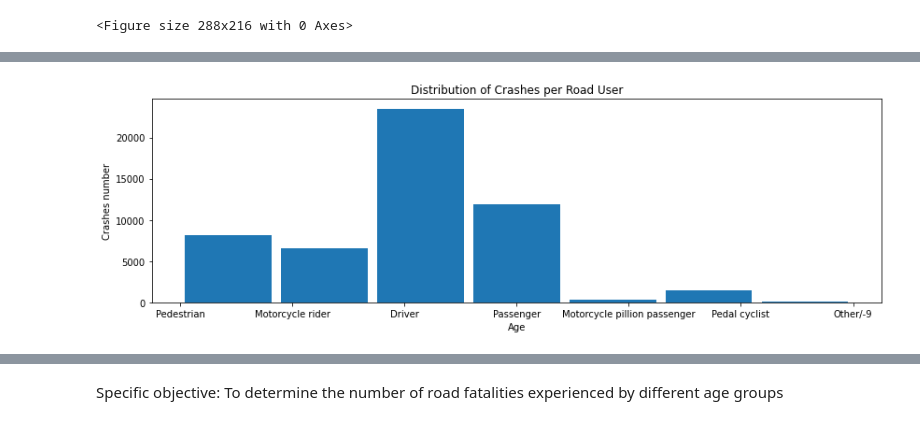
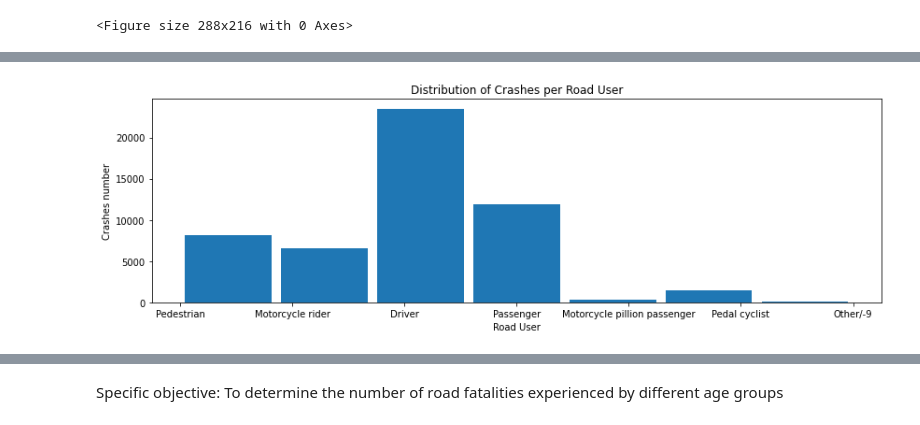
Before and after one commit to andrew-wairegi-school/matrix-project-core-module-1, a Jupyter notebook: Week_5_Matrix_team_Project.ipynb, the cells around one changed output, grey strips where cells are left out. Saved outputs shown, nothing was run; the diff lists cells and outputs as text; code cells hidden in the pictures.

```diff
--- a/Week_5_Matrix_team_Project.ipynb
+++ b/Week_5_Matrix_team_Project.ipynb
@@ -38,6 +40,5 @@ import matplotlib.pyplot as plt
 # %%
-# Loading the data
-df = pd.read_csv('/content/Crash_Data.csv')
+df = pd.read_csv('Crash_Data.csv')
 # %% [markdown]
 ## 3. Checking the Data
 # %%
@@ -279,9 +277,11 @@ Name: Road User, dtype: int64
 # %%
+#creating a histogram for number of crashes for different road users
 plt.figure(figsize=(14, 4))
 plt.hist(df["Road User"], bins=7, histtype='bar', rwidth=0.9)
-plt.xlabel('Age')
+plt.xlabel('Road User')
 plt.ylabel('Crashes number')
 plt.title('Distribution of Crashes per Road User')
 plt.show()
+#The drivers were the leading victims of fatalities with 23,505 and the others who were not specified with 70
 # %% [output]
-[figure, old version]
+[figure, new version]
```
Also changed, not shown: parts of 94 cells of this notebook.
